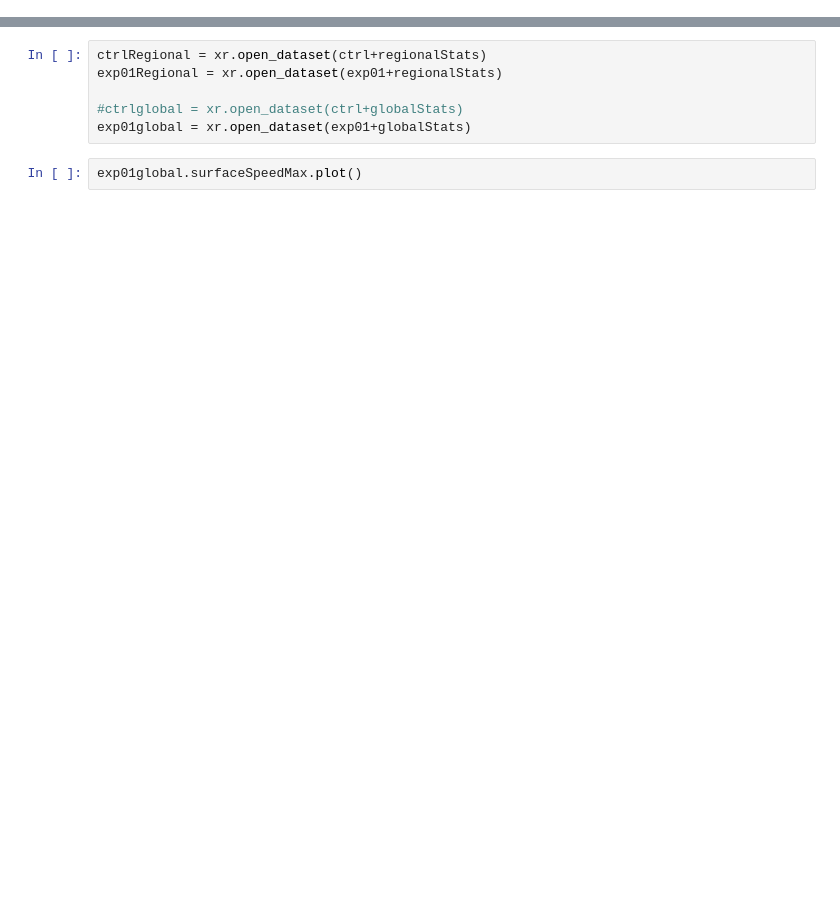
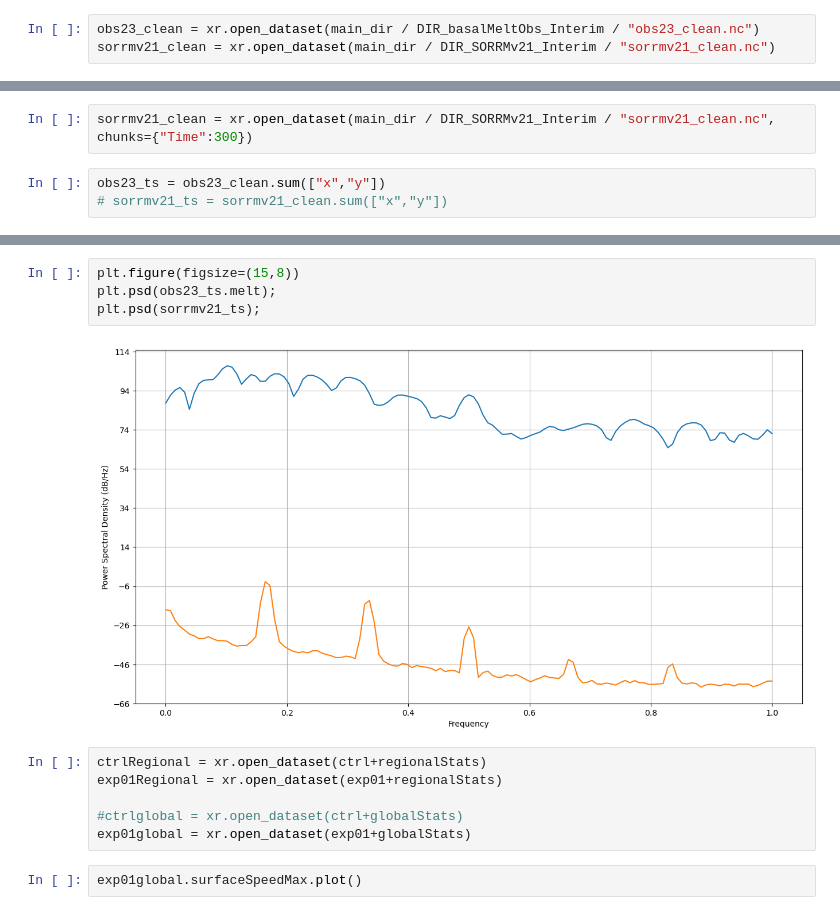
Before and after one commit to mshiv/aislens_emulation, a Jupyter notebook: notebooks/scratch.ipynb, the cells around one changed output, grey strips where cells are left out. Drawn from its saved outputs; the diff is of its cells as text; blank space fills up the shorter version.

```diff
--- a/notebooks/scratch.ipynb
+++ b/notebooks/scratch.ipynb
@@ -27,0 +37,3 @@ regionalStats = 'regionalStats.nc'
+# %%
+obs23_clean = xr.open_dataset(main_dir / DIR_basalMeltObs_Interim / "obs23_clean.nc")
+sorrmv21_clean = xr.open_dataset(main_dir / DIR_SORRMv21_Interim / "sorrmv21_clean.nc")
@@ -27,0 +48,5 @@ regionalStats = 'regionalStats.nc'
+# %%
+sorrmv21_clean = xr.open_dataset(main_dir / DIR_SORRMv21_Interim / "sorrmv21_clean.nc", chunks={"Time":300})
+# %%
+obs23_ts = obs23_clean.sum(["x","y"])
+# sorrmv21_ts = sorrmv21_clean.sum(["x","y"])
@@ -28,3 +68,9 @@ regionalStats = 'regionalStats.nc'
+# %%
+plt.figure(figsize=(15,8))
+plt.psd(obs23_ts.melt);
+plt.psd(sorrmv21_ts);
+# %% [output]
+[figure, added]
 # %%
 ctrlRegional = xr.open_dataset(ctrl+regionalStats)
 exp01Regional = xr.open_dataset(exp01+regionalStats)
```
Also changed, not shown: parts of 13 cells of this notebook, 1 other file.
